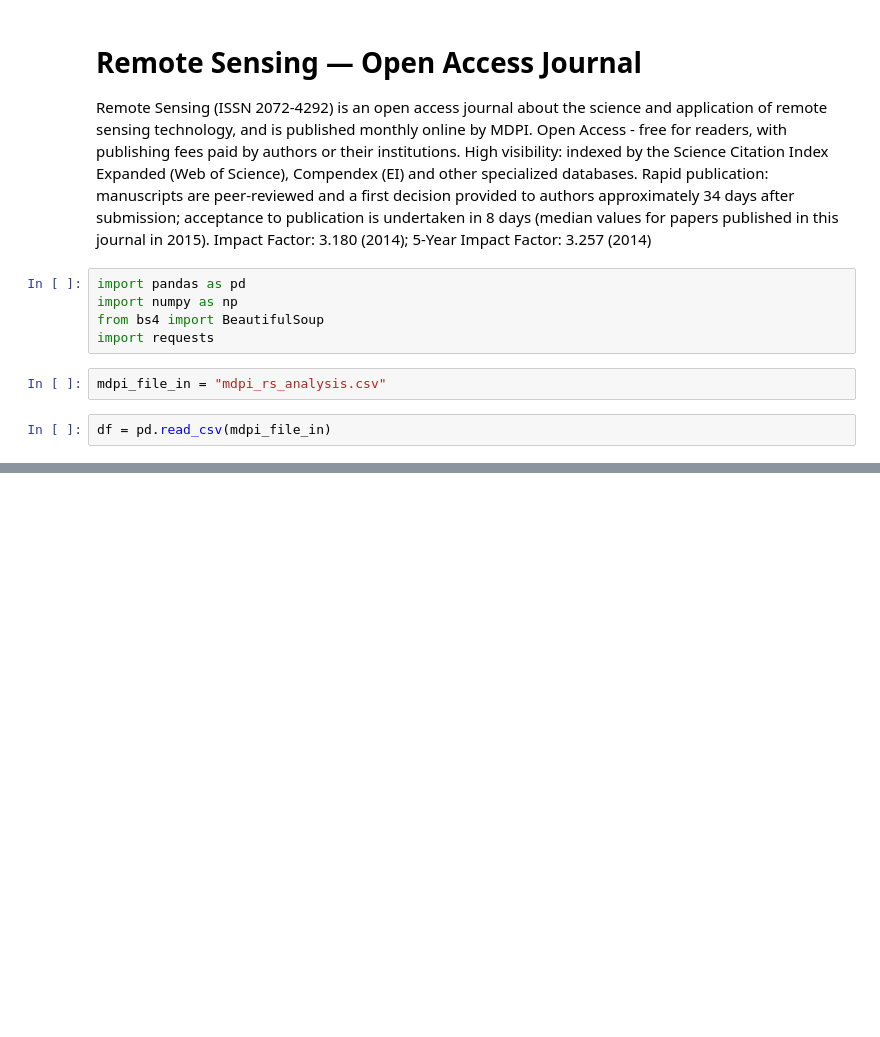
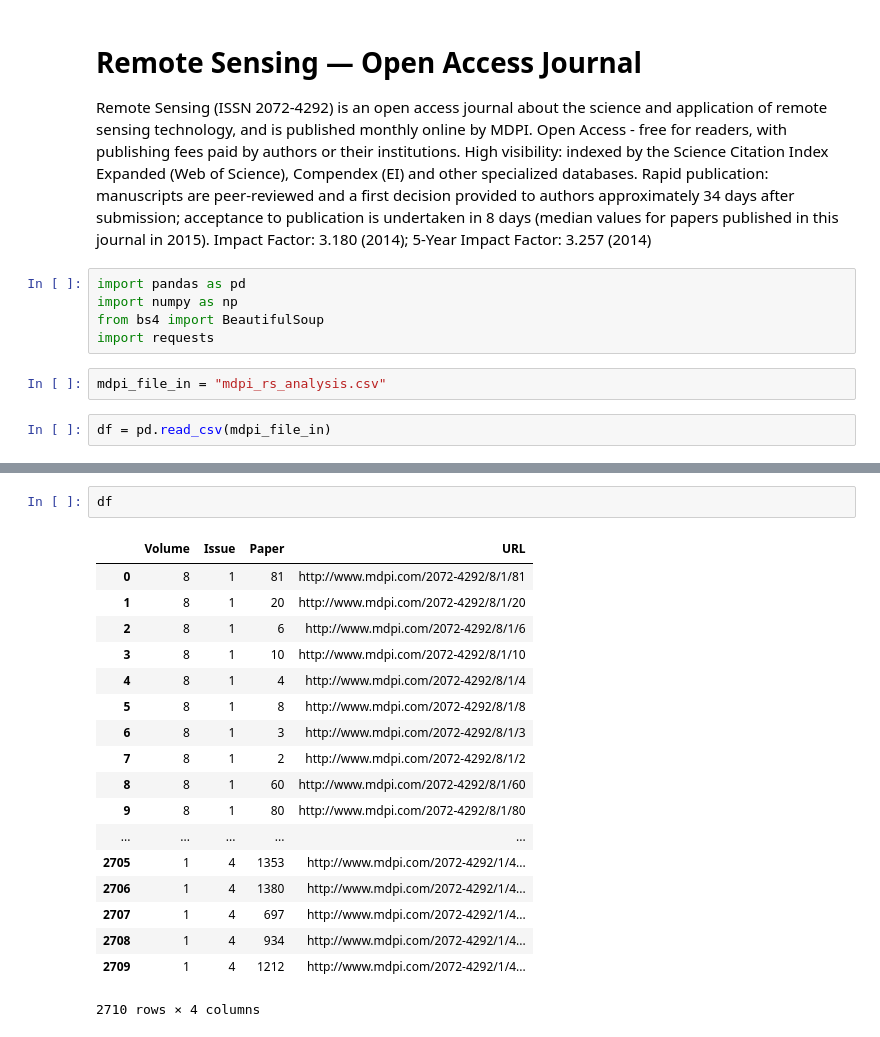
Before and after one commit to KrOstir/varia, a Jupyter notebook: mdpi_rs_analysis.ipynb, the cells around one changed output, grey strips where cells are left out. Drawn from its saved outputs; the diff is of its cells as text; blank space fills up the shorter version.

```diff
--- a/mdpi_rs_analysis.ipynb
+++ b/mdpi_rs_analysis.ipynb
@@ -22,0 +41,21 @@ df.head()
+# %%
+df
+# %% [output]
+|  | Volume | Issue | Paper | URL |
+| 0 | 8 | 1 | 81 | http://www.mdpi.com/2072-4292/8/1/81 |
+| 1 | 8 | 1 | 20 | http://www.mdpi.com/2072-4292/8/1/20 |
+| 2 | 8 | 1 | 6 | http://www.mdpi.com/2072-4292/8/1/6 |
+| 3 | 8 | 1 | 10 | http://www.mdpi.com/2072-4292/8/1/10 |
+| 4 | 8 | 1 | 4 | http://www.mdpi.com/2072-4292/8/1/4 |
+| 5 | 8 | 1 | 8 | http://www.mdpi.com/2072-4292/8/1/8 |
+| 6 | 8 | 1 | 3 | http://www.mdpi.com/2072-4292/8/1/3 |
+| 7 | 8 | 1 | 2 | http://www.mdpi.com/2072-4292/8/1/2 |
+| 8 | 8 | 1 | 60 | http://www.mdpi.com/2072-4292/8/1/60 |
+| 9 | 8 | 1 | 80 | http://www.mdpi.com/2072-4292/8/1/80 |
+| ... | ... | ... | ... | ... |
+| 2705 | 1 | 4 | 1353 | http://www.mdpi.com/2072-4292/1/4... |
+| 2706 | 1 | 4 | 1380 | http://www.mdpi.com/2072-4292/1/4... |
+| 2707 | 1 | 4 | 697 | http://www.mdpi.com/2072-4292/1/4... |
+| 2708 | 1 | 4 | 934 | http://www.mdpi.com/2072-4292/1/4... |
+| 2709 | 1 | 4 | 1212 | http://www.mdpi.com/2072-4292/1/4... |
+2710 rows × 4 columns
```
Also changed, not shown: parts of 8 cells of this notebook, 4 other files.
